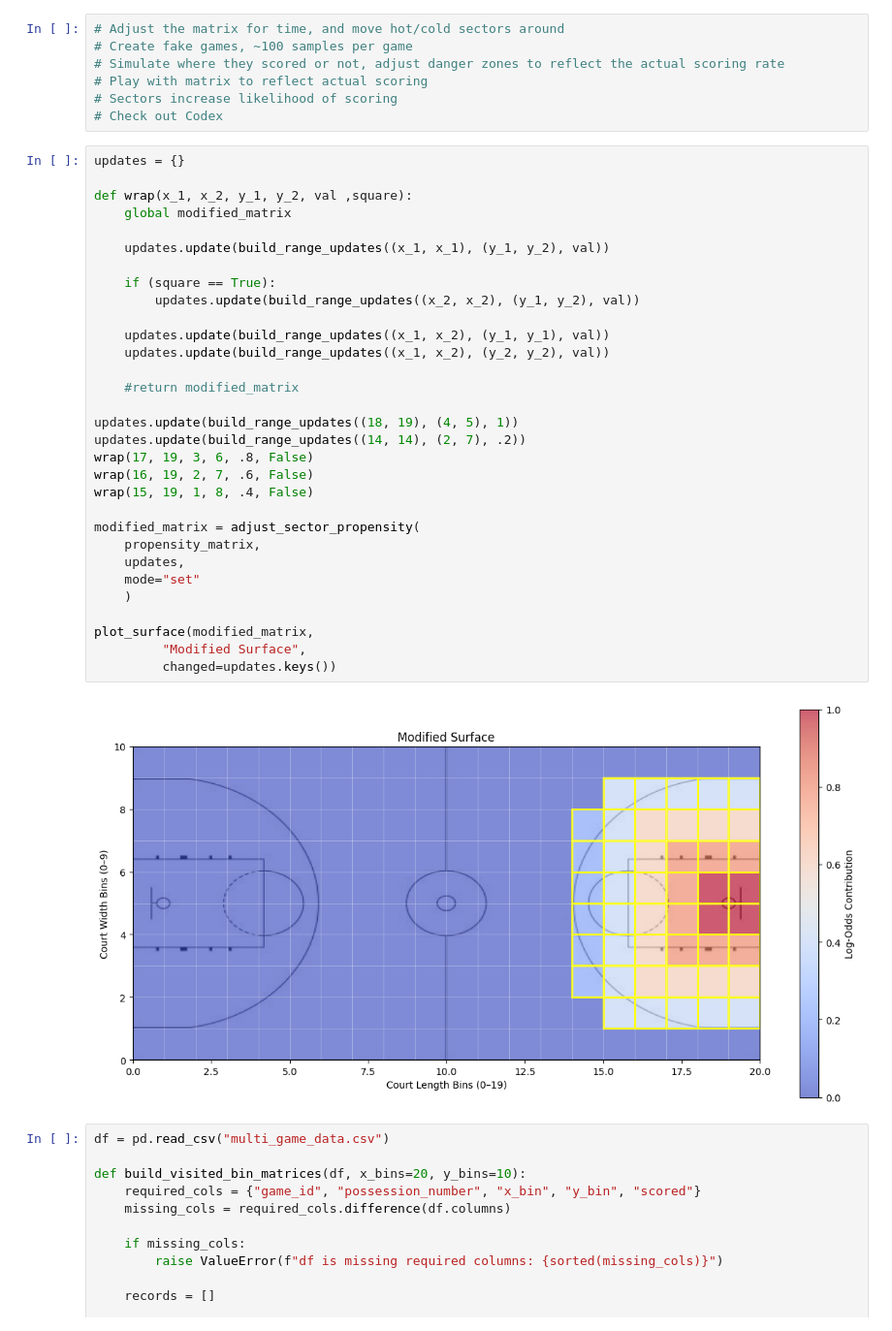
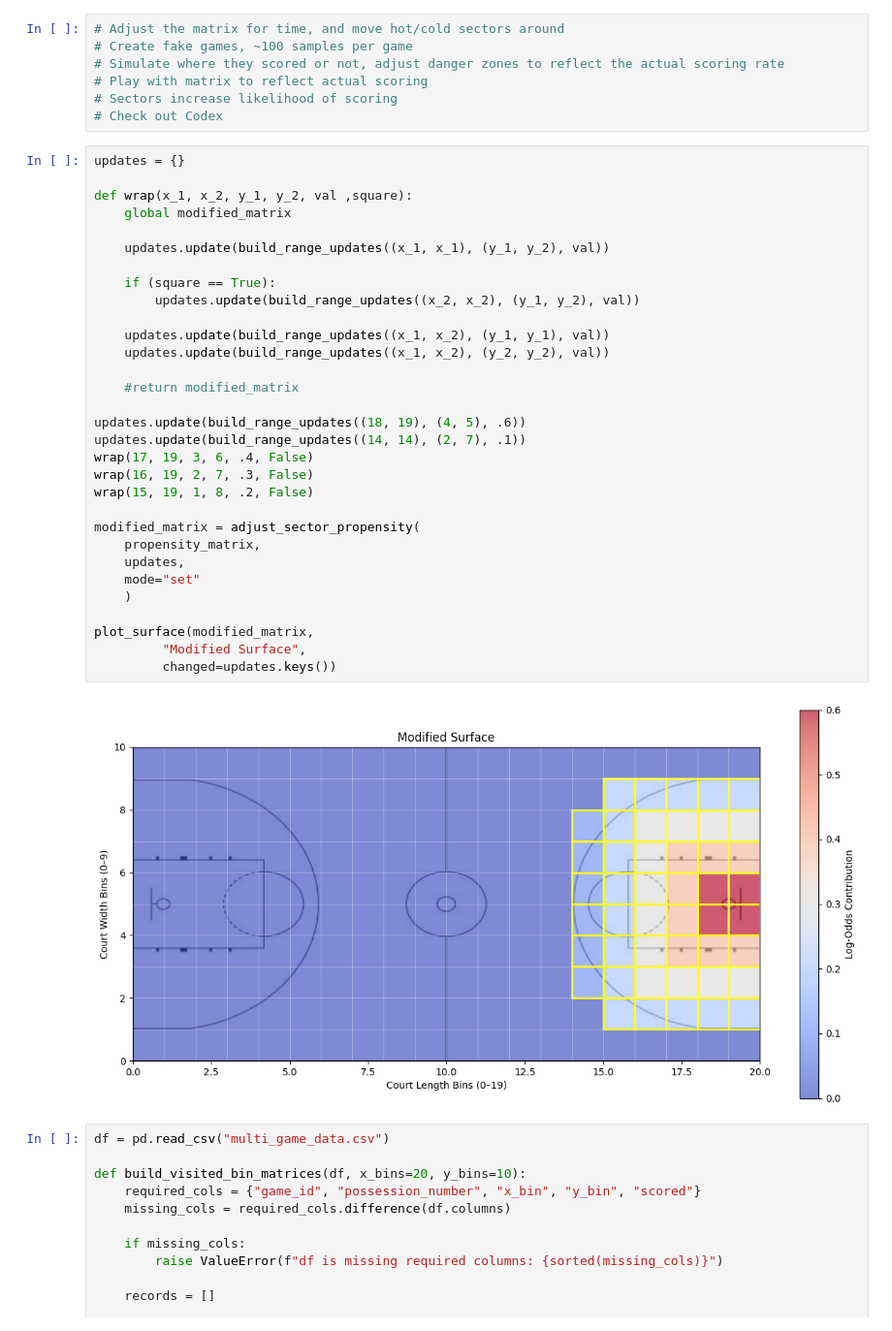
Before and after one commit to Channertheman/NBA_Analysis, a Jupyter notebook: Simulation_construction.ipynb, the cells around one changed output. Shown at 97% size. Cells and saved outputs as stored; diff of their text form.

```diff
--- a/Simulation_construction.ipynb
+++ b/Simulation_construction.ipynb
@@ -153,36 +153,36 @@ plot_surface(modified_matrix,
 # %%
 updates = {}
 
 def wrap(x_1, x_2, y_1, y_2, val ,square):
     global modified_matrix
 
     updates.update(build_range_updates((x_1, x_1), (y_1, y_2), val))
 
     if (square == True):
         updates.update(build_range_updates((x_2, x_2), (y_1, y_2), val))
 
     updates.update(build_range_updates((x_1, x_2), (y_1, y_1), val))
     updates.update(build_range_updates((x_1, x_2), (y_2, y_2), val))
 
     #return modified_matrix
 
-updates.update(build_range_updates((18, 19), (4, 5), 1))
-updates.update(build_range_updates((14, 14), (2, 7), .2))
-wrap(17, 19, 3, 6, .8, False)
-wrap(16, 19, 2, 7, .6, False)
-wrap(15, 19, 1, 8, .4, False)
+updates.update(build_range_updates((18, 19), (4, 5), .6))
+updates.update(build_range_updates((14, 14), (2, 7), .1))
+wrap(17, 19, 3, 6, .4, False)
+wrap(16, 19, 2, 7, .3, False)
+wrap(15, 19, 1, 8, .2, False)
 
 modified_matrix = adjust_sector_propensity(
     propensity_matrix,
     updates,
     mode="set"
     )
 
 plot_surface(modified_matrix,
          "Modified Surface",
          changed=updates.keys())
 # %% [output]
-[figure, old version]
+[figure, new version]
 # %%
 df = pd.read_csv("multi_game_data.csv")
 
```
Also changed, not shown: parts of 2 cells of this notebook.
